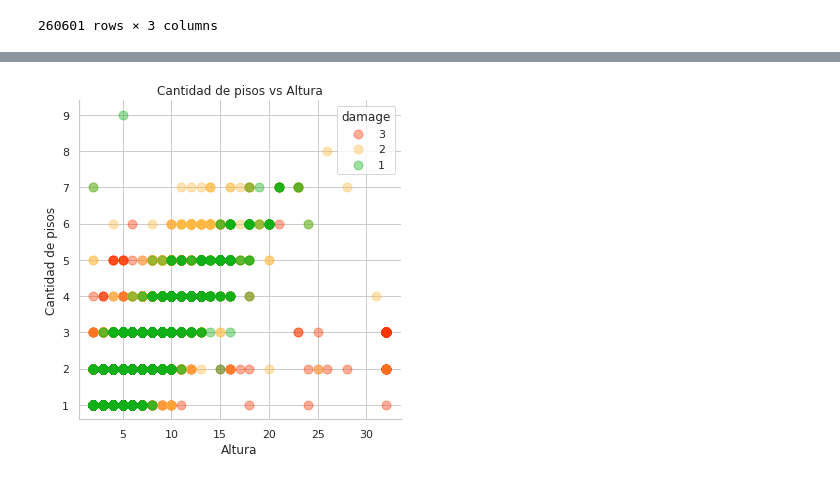
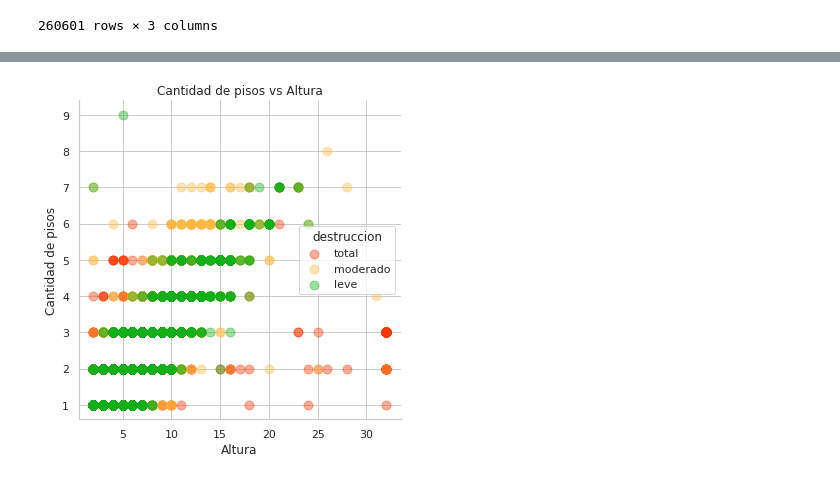
Before and after one commit to IngErnestoAlvarez/terremoto_research, a Jupyter notebook: cant_de_pisos_vs_altura.ipynb, the cells around one changed output, grey strips where cells are left out. Drawn from its saved outputs; the diff is of its cells as text; code cells hidden in the pictures.

```diff
--- a/cant_de_pisos_vs_altura.ipynb
+++ b/cant_de_pisos_vs_altura.ipynb
@@ -70,3 +70,7 @@ cant_de_pisos_vs_altura
 | 260599 | 2 | 6 | 2 |
 | 260600 | 3 | 6 | 3 |
 260601 rows × 3 columns
+# %%
+nombre = {'damage_grade' : {1:'leve', 2:'moderado', 3:'total'}}
+cant_de_pisos_vs_altura = cant_de_pisos_vs_altura.replace(nombre)
+cant_de_pisos_vs_altura
@@ -73,12 +91,12 @@ cant_de_pisos_vs_altura
 # %%
-sns.lmplot(x='height_percentage', y='count_floors_pre_eq',fit_reg=False, legend=False, data=f_a_height_only,
-           hue='damage_grade', hue_order=[3,2,1], size=5, scatter_kws={"alpha":0.4,"s":80},
-           palette={1:'#11b018', 2:'#ffbb42', 3:'#ff3600'},
+sns.lmplot(x='height_percentage', y='count_floors_pre_eq',fit_reg=False, legend=False, data=cant_de_pisos_vs_altura,
+           hue='damage_grade', hue_order=['total','moderado','leve'], size=5, scatter_kws={"alpha":0.4,"s":80},
+           palette={'leve':'#11b018', 'moderado':'#ffbb42', 'total':'#ff3600'},
            )
-plt.legend(loc='lower_right', title="damage")
+plt.legend(loc='lower_right', title="destruccion")
 plt.title("Cantidad de pisos vs Altura")
 plt.xlabel("Altura")
 plt.ylabel("Cantidad de pisos")
 plt.show()
 # %% [output]
-[figure, old version]
+[figure, new version]
```
Also changed, not shown: parts of 1 cell of this notebook.
